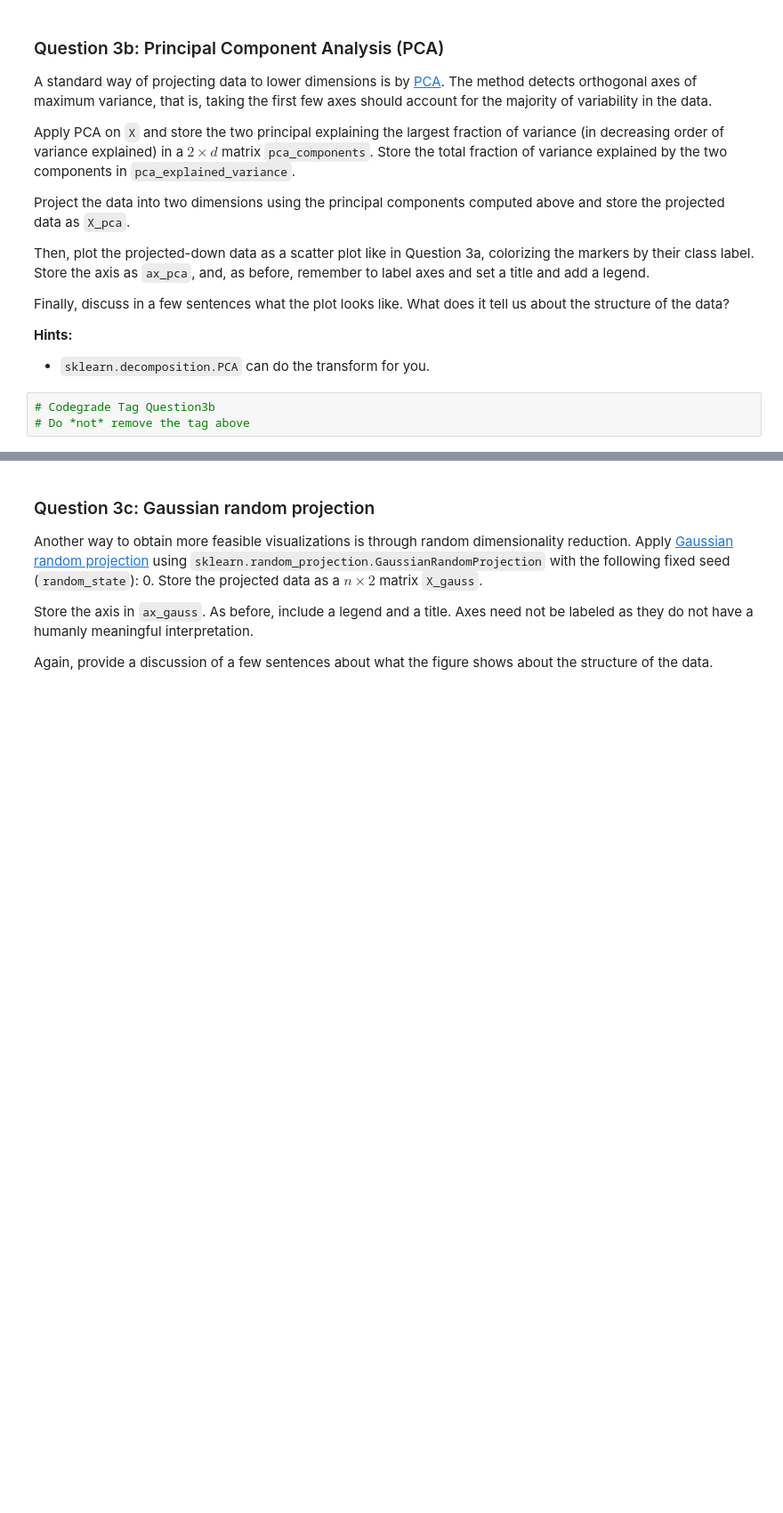
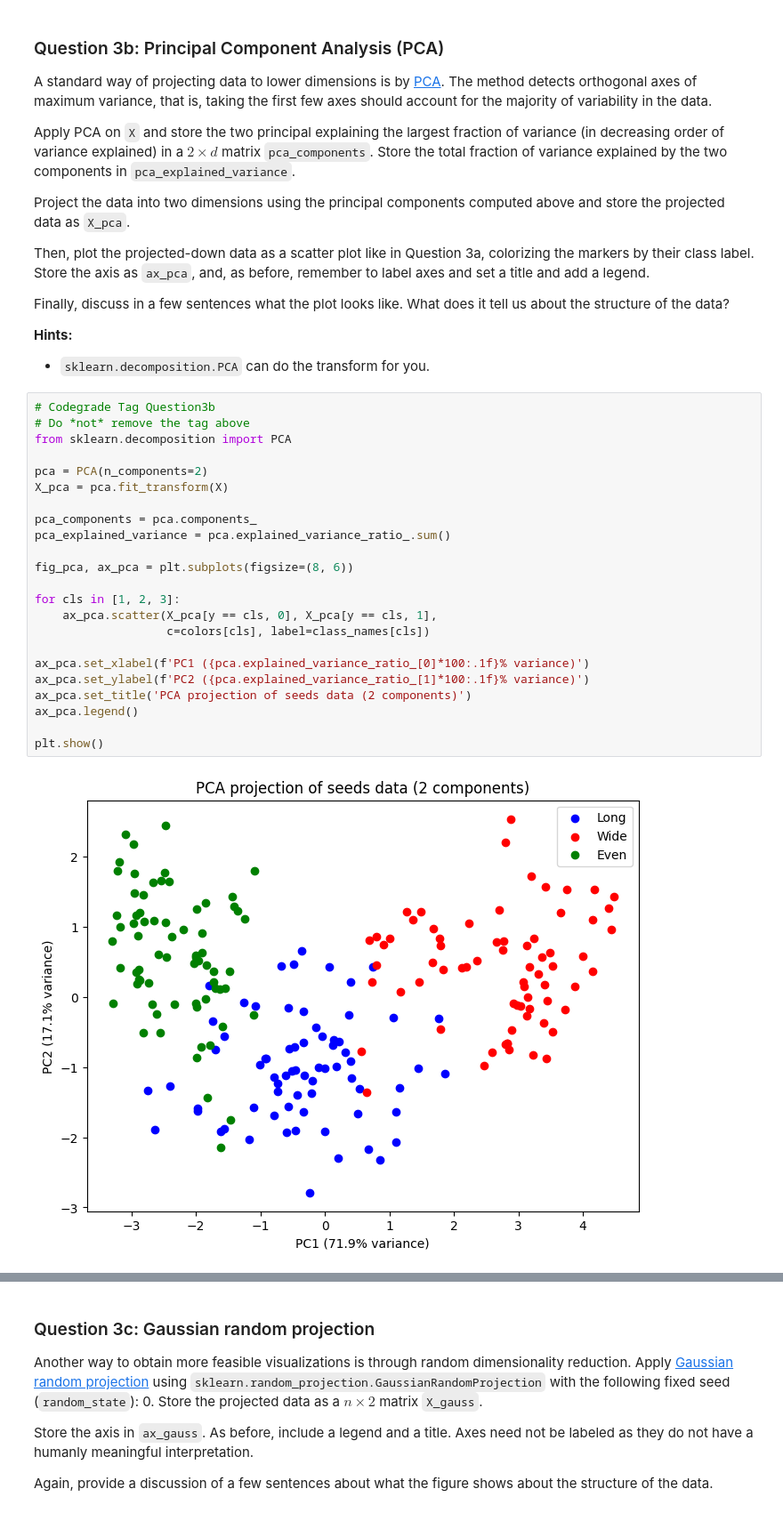
Before and after one commit to BoLaker/Data-Science-and-AI, a Jupyter notebook: assignment4_template-1.ipynb, the cells around one changed output, grey strips where cells are left out. Shown at 89% size. Cells and saved outputs as stored; diff of their text form; blank space fills up the shorter version.

```diff
--- a/assignment4_template-1.ipynb
+++ b/assignment4_template-1.ipynb
@@ -261,5 +295,27 @@ Finally, discuss in a few sentences what the plot looks like. What does it tell
 # %%
 # Codegrade Tag Question3b
 # Do *not* remove the tag above
+from sklearn.decomposition import PCA
+
+pca = PCA(n_components=2)
+X_pca = pca.fit_transform(X)
+
+pca_components = pca.components_
+pca_explained_variance = pca.explained_variance_ratio_.sum()
+
+fig_pca, ax_pca = plt.subplots(figsize=(8, 6))
+
+for cls in [1, 2, 3]:
+    ax_pca.scatter(X_pca[y == cls, 0], X_pca[y == cls, 1],
+                   c=colors[cls], label=class_names[cls])
+
+ax_pca.set_xlabel(f'PC1 ({pca.explained_variance_ratio_[0]*100:.1f}% variance)')
+ax_pca.set_ylabel(f'PC2 ({pca.explained_variance_ratio_[1]*100:.1f}% variance)')
+ax_pca.set_title('PCA projection of seeds data (2 components)')
+ax_pca.legend()
+
+plt.show()
+# %% [output]
+[figure, added]
 # %% [markdown]
 *Write your explanation in this cell*
```
Also changed, not shown: parts of 10 cells of this notebook.
